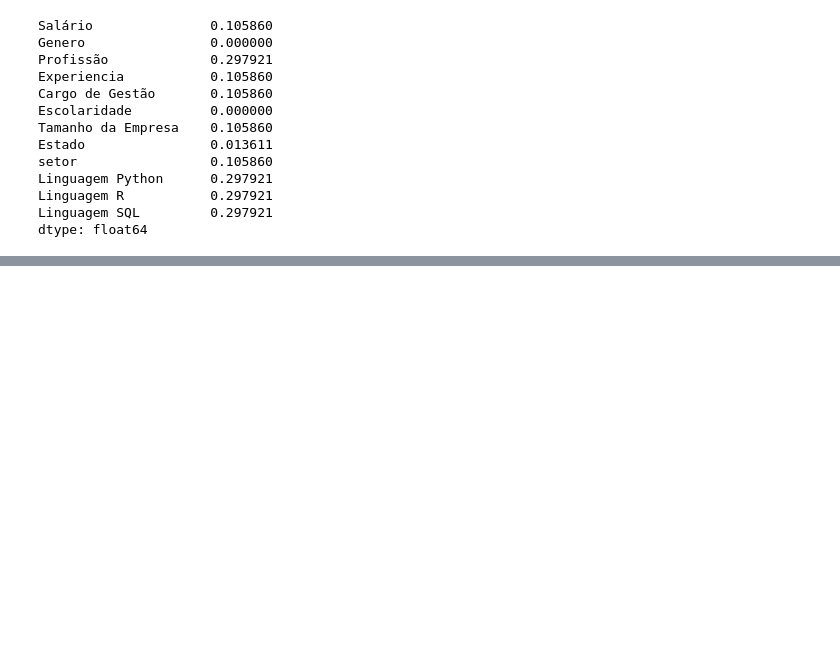
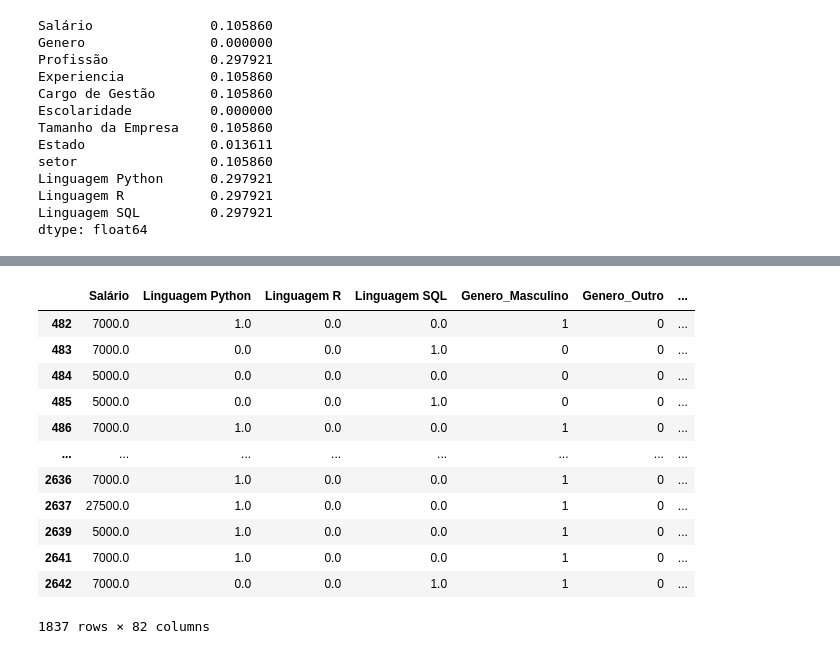
Before and after one commit to DionesGouvea/Salary-Prediction, a Jupyter notebook: Projeto_de_precificacao_de_salario.ipynb, the cells around one changed output, grey strips where cells are left out. Saved outputs shown, nothing was run; the diff lists cells and outputs as text; code cells hidden in the pictures; blank space fills up the shorter version.

```diff
--- a/Projeto_de_precificacao_de_salario.ipynb
+++ b/Projeto_de_precificacao_de_salario.ipynb
@@ -372,0 +387,17 @@ msno.matrix(dados0, figsize = (8, 4), color = (0, 0.1, 0.25), sparkline = False)
+# %%
+df_onehot = pd.get_dummies(dados0,drop_first=True)
+df_onehot
+# %% [output]
+|  | Salário | Linguagem Python | Linguagem R | Linguagem SQL | Genero_Masculino | Genero_Outro | ... |
+| 482 | 7000.0 | 1.0 | 0.0 | 0.0 | 1 | 0 | ... |
+| 483 | 7000.0 | 0.0 | 0.0 | 1.0 | 0 | 0 | ... |
+| 484 | 5000.0 | 0.0 | 0.0 | 0.0 | 0 | 0 | ... |
+| 485 | 5000.0 | 0.0 | 0.0 | 1.0 | 0 | 0 | ... |
+| 486 | 7000.0 | 1.0 | 0.0 | 0.0 | 1 | 0 | ... |
+| ... | ... | ... | ... | ... | ... | ... | ... |
+| 2636 | 7000.0 | 1.0 | 0.0 | 0.0 | 1 | 0 | ... |
+| 2637 | 27500.0 | 1.0 | 0.0 | 0.0 | 1 | 0 | ... |
+| 2639 | 5000.0 | 1.0 | 0.0 | 0.0 | 1 | 0 | ... |
+| 2641 | 7000.0 | 1.0 | 0.0 | 0.0 | 1 | 0 | ... |
+| 2642 | 7000.0 | 0.0 | 0.0 | 1.0 | 1 | 0 | ... |
+1837 rows × 82 columns
```
Also changed, not shown: parts of 20 cells of this notebook.
